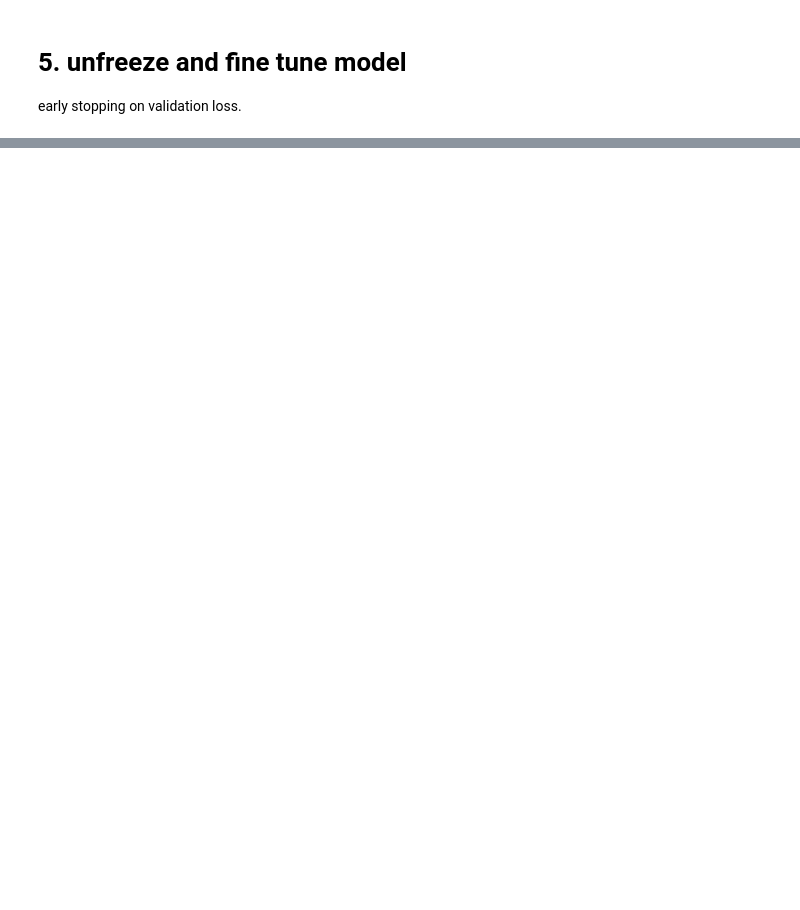
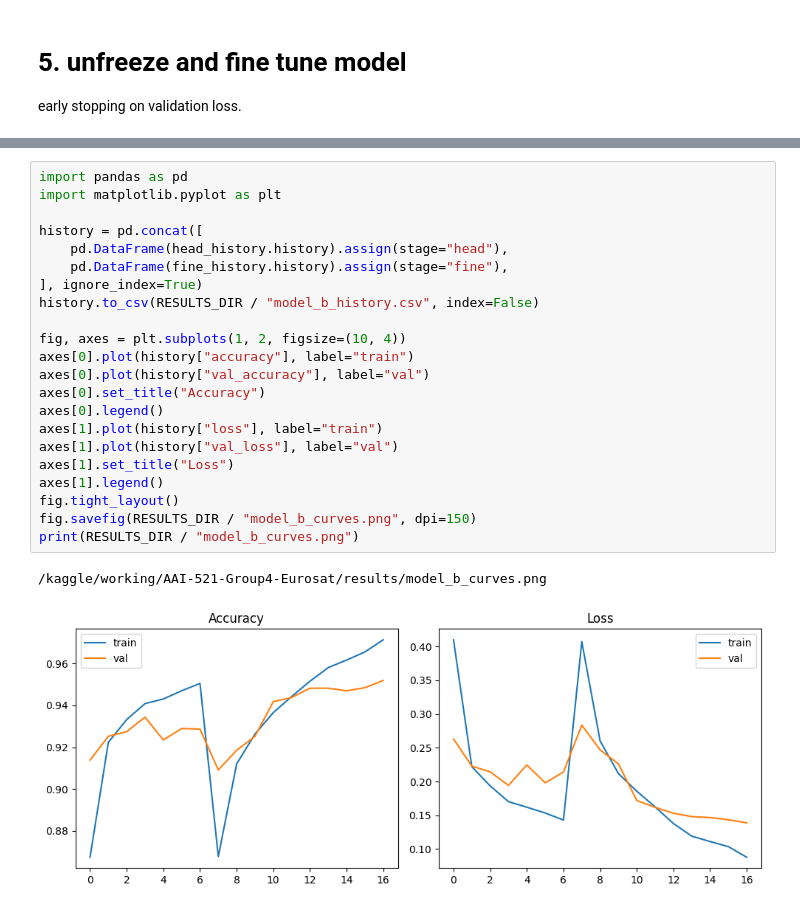
Before and after one commit to ahmedaeldahmy/AAI-521-Group4-Eurosat, a Jupyter notebook: notebooks/02_Akua_MobileNetV2.ipynb, the cells around one changed output, grey strips where cells are left out. Saved outputs shown, nothing was run; the diff lists cells and outputs as text; blank space fills up the shorter version.

```diff
--- a/notebooks/02_Akua_MobileNetV2.ipynb
+++ b/notebooks/02_Akua_MobileNetV2.ipynb
@@ -156,0 +342,25 @@ fine_history = model_mobile_net.fit(
+# %%
+import pandas as pd
+import matplotlib.pyplot as plt
+
+history = pd.concat([
+    pd.DataFrame(head_history.history).assign(stage="head"),
+    pd.DataFrame(fine_history.history).assign(stage="fine"),
+], ignore_index=True)
+history.to_csv(RESULTS_DIR / "model_b_history.csv", index=False)
+
+fig, axes = plt.subplots(1, 2, figsize=(10, 4))
+axes[0].plot(history["accuracy"], label="train")
+axes[0].plot(history["val_accuracy"], label="val")
+axes[0].set_title("Accuracy")
+axes[0].legend()
+axes[1].plot(history["loss"], label="train")
+axes[1].plot(history["val_loss"], label="val")
+axes[1].set_title("Loss")
+axes[1].legend()
+fig.tight_layout()
+fig.savefig(RESULTS_DIR / "model_b_curves.png", dpi=150)
+print(RESULTS_DIR / "model_b_curves.png")
+# %% [output]
+/kaggle/working/AAI-521-Group4-Eurosat/results/model_b_curves.png
+[figure, added]
```
Also changed, not shown: parts of 13 cells of this notebook, 5 other files.
